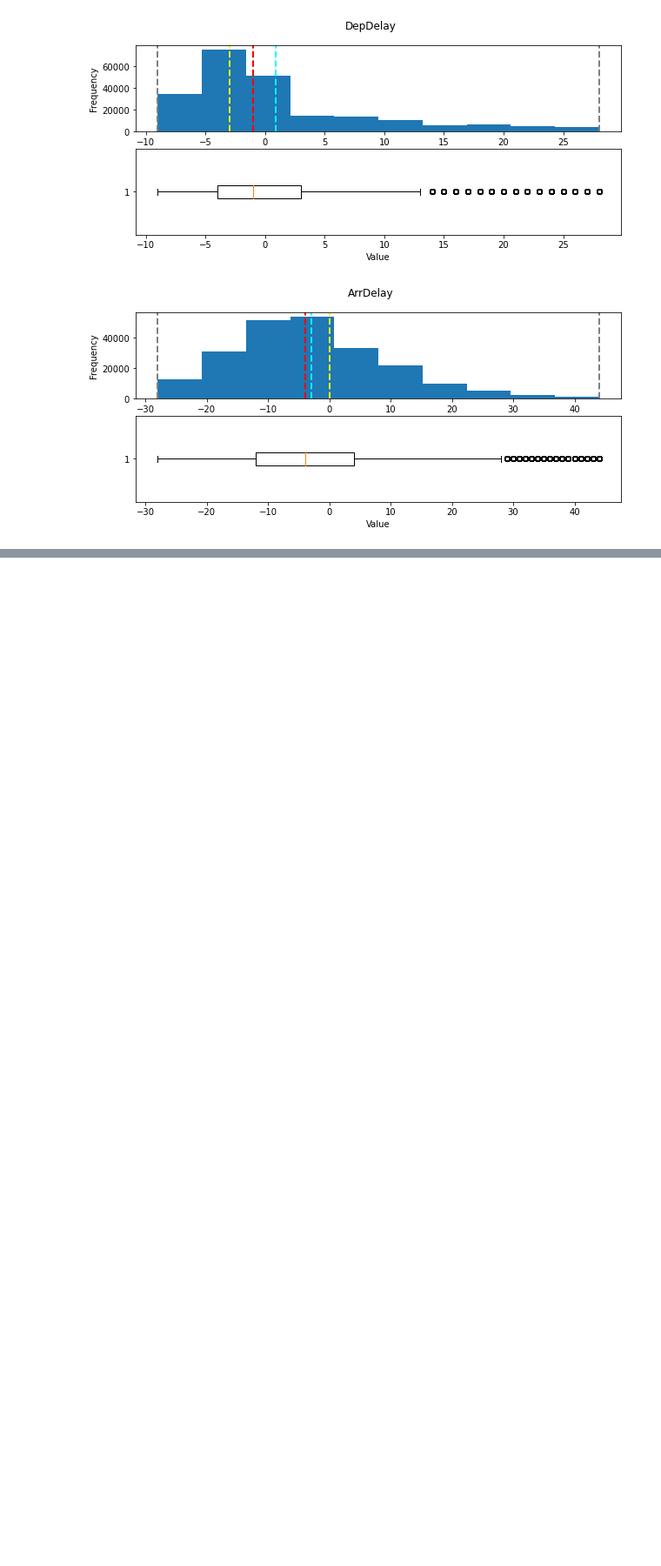
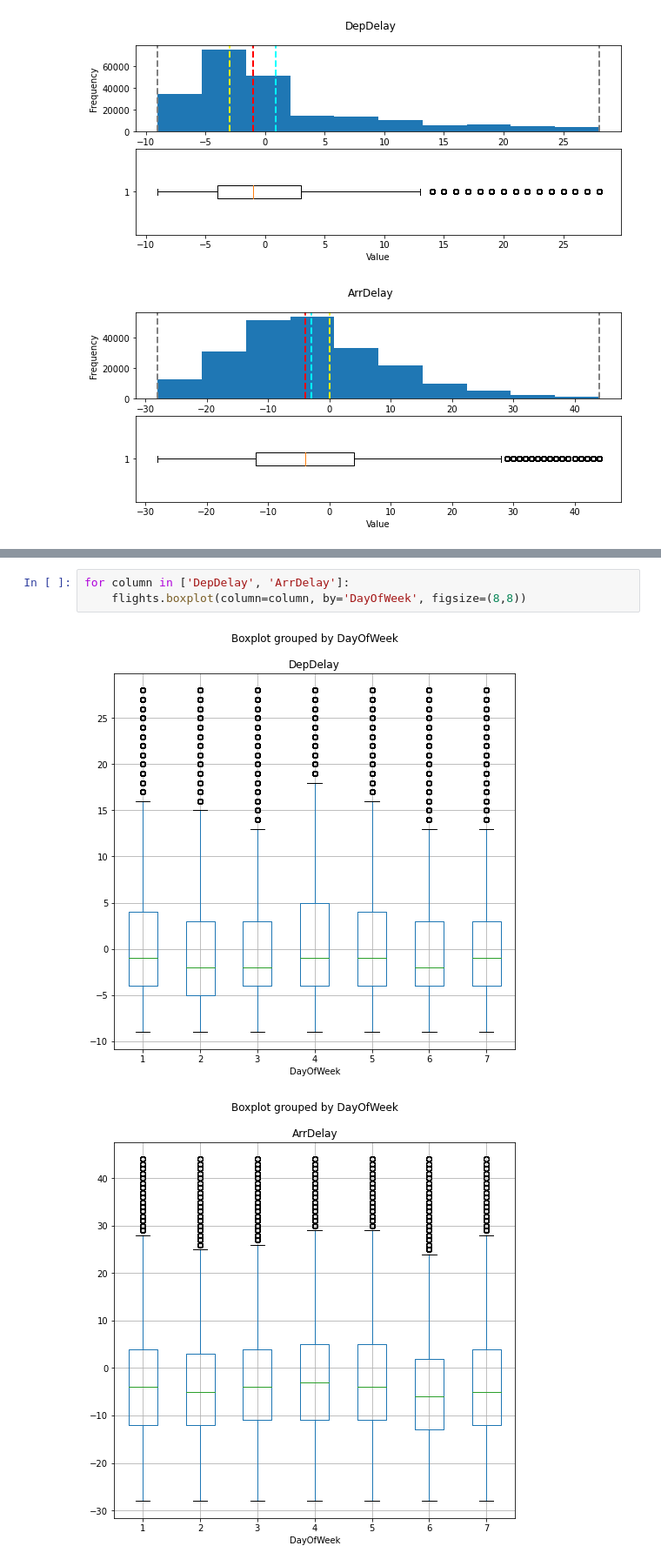
Before and after one commit to utkukrc/dataSciencePortfolio, a Jupyter notebook: flight_analysis.ipynb, the cells around one changed output, grey strips where cells are left out. Shown at 87% size. Saved outputs shown, nothing was run; the diff lists cells and outputs as text; blank space fills up the shorter version.

```diff
--- a/flight_analysis.ipynb
+++ b/flight_analysis.ipynb
@@ -236,0 +283,6 @@ Now, we can see that the columns seems better. However, as can be inspected from
+# %%
+for column in ['DepDelay', 'ArrDelay']:
+    flights.boxplot(column=column, by='DayOfWeek', figsize=(8,8))
+# %% [output]
+[figure, added]
+[figure, added]
```
Also changed, not shown: parts of 11 cells of this notebook.
